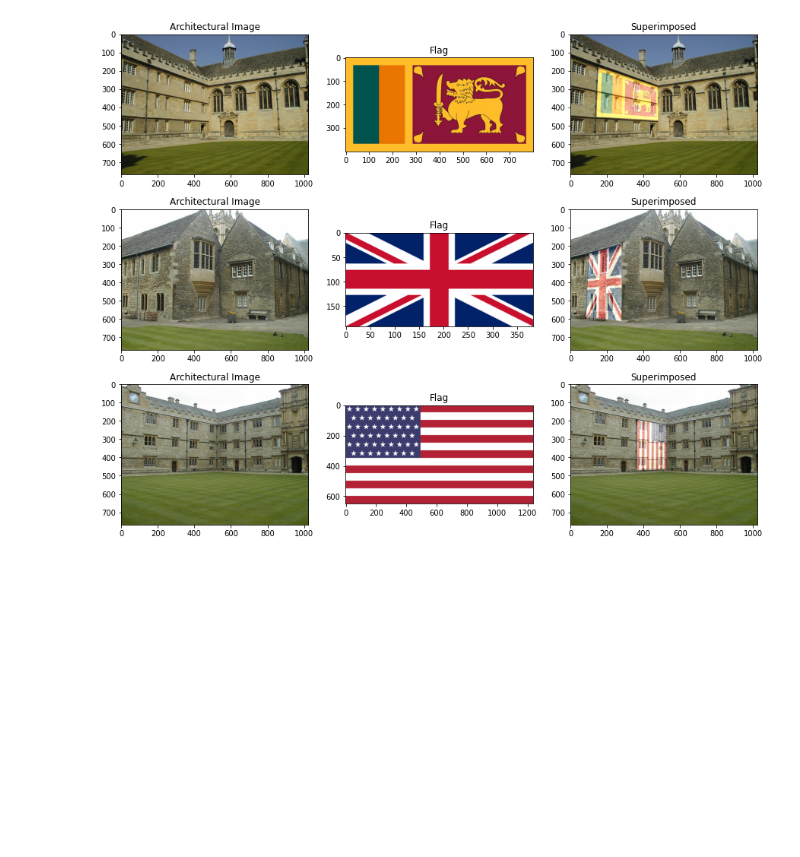
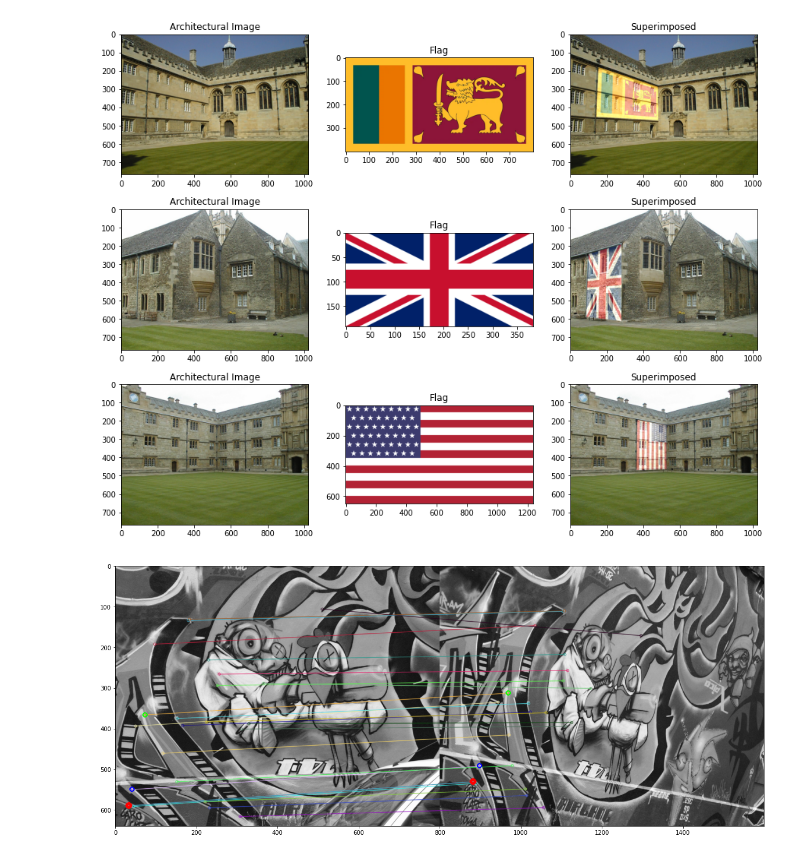
Before and after one commit to KCSAbeywickrama/EN2550-Excercises, a Jupyter notebook: Assignment_02/190018V_a02.ipynb, the cells around one changed output. Cells and saved outputs as stored; diff of their text form; code cells hidden in the pictures; blank space fills up the shorter version.

```diff
--- a/Assignment_02/190018V_a02.ipynb
+++ b/Assignment_02/190018V_a02.ipynb
@@ -244,3 +244,57 @@ for i in range(1,4):
     display(img_dst,img_src,img_out,i-1)
 # %% [output]
 [figure]
+# %%
+import numpy as np
+import cv2 as cv
+import matplotlib.pyplot as plt
+
+def imshowBGR(img,ax=plt):
+    ax.imshow(cv.cvtColor(img,cv.COLOR_BGR2RGB))
+# %%
+# q3
+
+img1=cv.imread('imgs3/img1.ppm',cv.IMREAD_GRAYSCALE)
+assert img1 is not None
+img2=cv.imread('imgs3/img3.ppm',cv.IMREAD_GRAYSCALE)
+assert img2 is not None
+
+sift=cv.SIFT_create()
+
+kp1,des1=sift.detectAndCompute(img1,None)
+kp2,des2=sift.detectAndCompute(img2,None)
+
+bf=cv.BFMatcher()
+matches=bf.knnMatch(des1,des2,k=2)
+
+good=[]
+pts1=[]
+pts2=[]
+for m,n in matches:
+    if m.distance<0.4*n.distance:
+        pts1.append(kp1[m.queryIdx].pt)
+        pts2.append(kp2[m.trainIdx].pt)
+        good.append([m])
+
+img_match=cv.drawMatchesKnn(img1,kp1,img2,kp2,good,None,flags=cv.DrawMatchesFlags_NOT_DRAW_SINGLE_POINTS)
+
+pts1=np.array(pts1,dtype=int)
+pts2=np.array(pts2,dtype=int)
+# print(good)
+# print(dir(good[0][0]))
+
+
+# print(tuple(np.array(p.pt,dtype=int)),q.pt)
+img_match=cv.circle(img_match,tuple(pts1[0]),5,color=(0, 0, 255),thickness=5)
+img_match=cv.circle(img_match,tuple(pts2[0]+np.array([800,0])),5,color=(0, 0, 255),thickness=5)
+
+img_match=cv.circle(img_match,tuple(pts1[5]),5,color=(0, 255, 0),thickness=2)
+img_match=cv.circle(img_match,tuple(pts2[5]+np.array([800,0])),5,color=(0, 255, 0),thickness=2)
+
+img_match=cv.circle(img_match,tuple(pts1[2]),5,color=(255, 0, 0),thickness=2)
+img_match=cv.circle(img_match,tuple(pts2[2]+np.array([800,0])),5,color=(255, 0, 0),thickness=2)
+# print(match_indices)
+fig,ax=plt.subplots(1,1,figsize=(20,10))
+imshowBGR(img_match)
+# %% [output]
+[figure, added]
```
Also changed, not shown: parts of 4 cells of this notebook, 1 other file.
